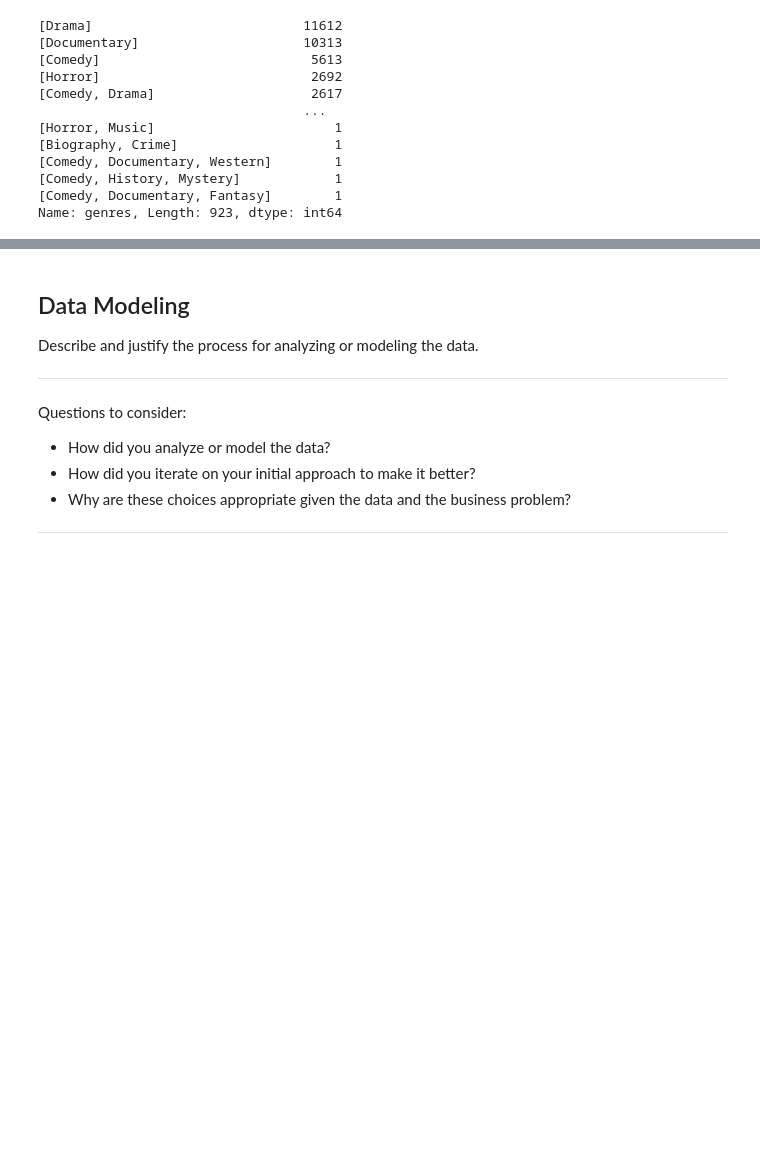
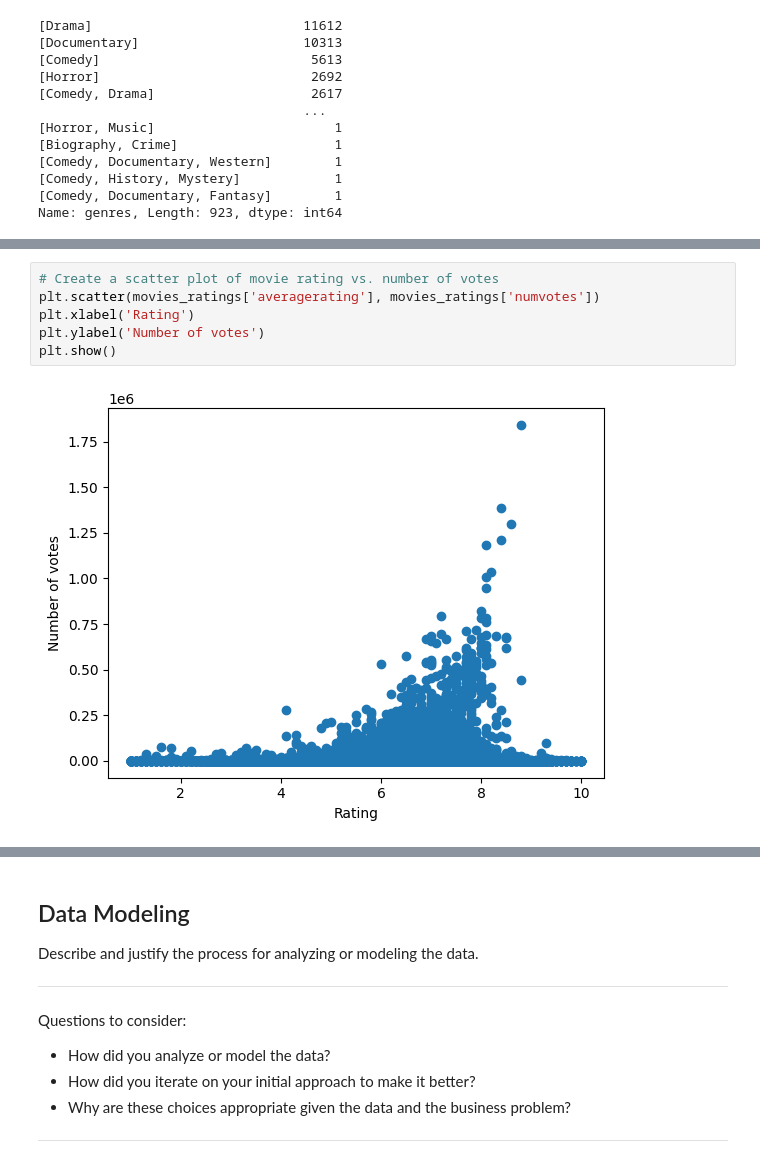
Before and after one commit to ndutakanyora/Movie-Industry-Research, a Jupyter notebook: dsc-phase1-project-template.ipynb, the cells around one changed output, grey strips where cells are left out. Saved outputs shown, nothing was run; the diff lists cells and outputs as text; blank space fills up the shorter version.

```diff
--- a/dsc-phase1-project-template.ipynb
+++ b/dsc-phase1-project-template.ipynb
@@ -332,0 +396,8 @@ Name: genres, Length: 923, dtype: int64
+# %%
+# Create a scatter plot of movie rating vs. number of votes
+plt.scatter(movies_ratings['averagerating'], movies_ratings['numvotes'])
+plt.xlabel('Rating')
+plt.ylabel('Number of votes')
+plt.show()
+# %% [output]
+[figure, added]
```
Also changed, not shown: parts of 10 cells of this notebook.
